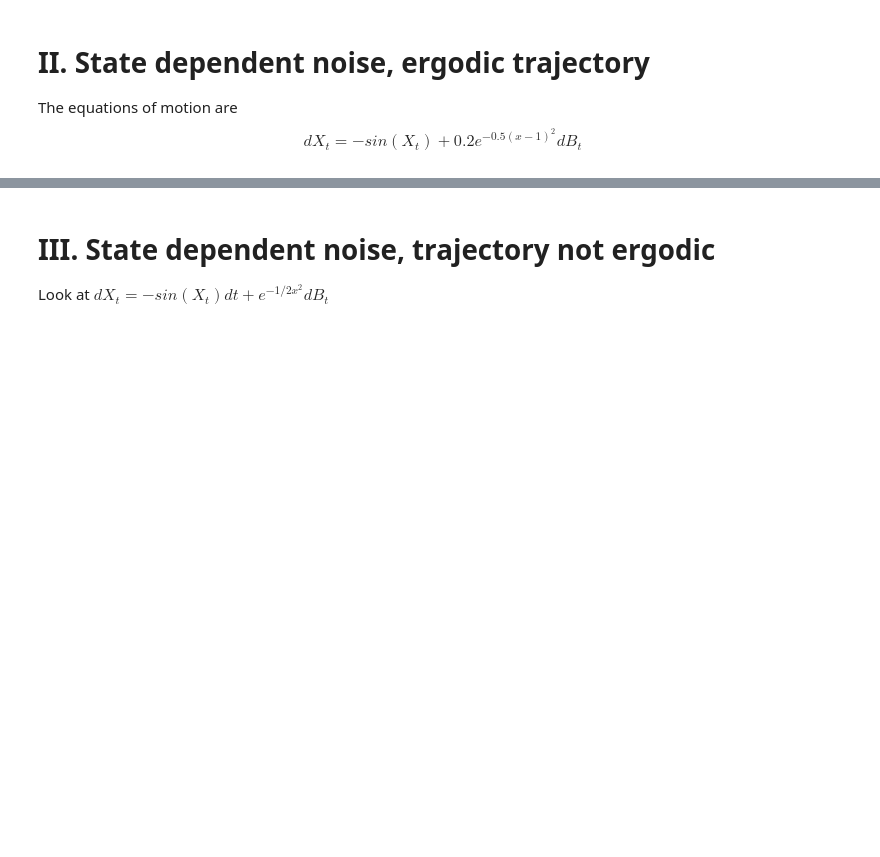
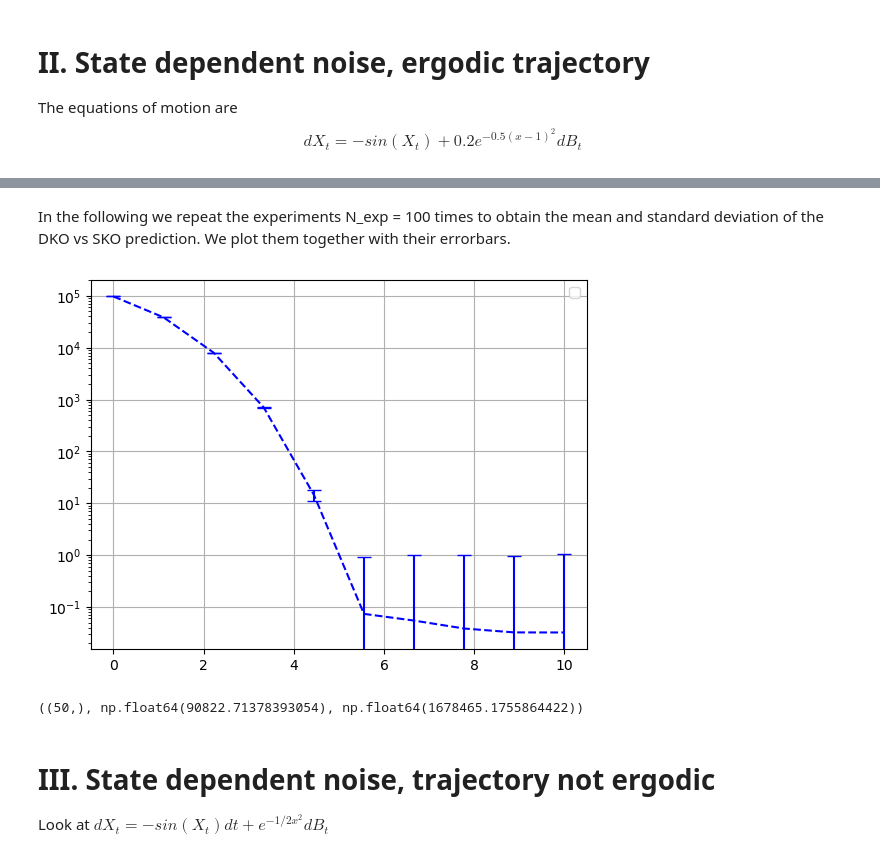
Before and after one commit to Maria-A-Oprea/Distributional_Koopman, a Jupyter notebook: State_dependent_noise.ipynb, the cells around one changed output, grey strips where cells are left out. Saved outputs shown, nothing was run; the diff lists cells and outputs as text; code cells hidden in the pictures; blank space fills up the shorter version.

```diff
--- a/State_dependent_noise.ipynb
+++ b/State_dependent_noise.ipynb
@@ -455,3 +531,49 @@ plt.show()
+# %% [markdown]
+In the following we repeat the experiments N_exp = 100 times to obtain the mean and standard deviation of the DKO vs SKO prediction. We plot them together with their errorbars.
+# %%
+N_exp = 50
+# array to hold the results
+results_SKO = np.zeros((N_exp, N))
+results_DKO = np.zeros((N_exp, N))
+
+# generate the truth
+truth_dependent = expectations(a, b)
+g_true = 1/n*np.sum(truth_dependent, axis = 0)
+
+for repeat in range(N_exp):
+    K_SKO = SKO(a, b)
+    K_DKO = DKO(a, b, distr = "trajectory")
+    pred_SKO = prediction(K_SKO, a, b)
+    pred_DKO = prediction(K_DKO, a, b)
+    g_pred_SKO = 1/n* np.sum(pred_SKO, axis = 0)
+    g_pred_DKO = 1/n* np.sum(pred_DKO, axis = 0)
+    mean_square_error_SKO = np.trapezoid((g_true - g_pred_SKO)**2)
+    mean_square_error_DKO = np.trapezoid((g_true - g_pred_DKO)**2)
+    results_SKO[repeat, :] = mean_square_error_SKO
+    results_DKO[repeat, :] = mean_square_error_DKO
+# %%
+# compute the statistics
+mean_SKO = np.mean(results_SKO, axis = 0)
+mean_DKO = np.mean(results_DKO, axis = 0)
+var_SKO = np.std(results_SKO, axis = 0)
+var_DKO = np.std(results_DKO, axis = 0)
+# %%
+#plot the results
+indices_error = np.arange(0, N, 10)
+mask = np.zeros((N, ))
+mask[indices_error] = var_SKO[indices_error]/mean_SKO[indices_error]
+plt.errorbar(np.linspace(0, 11, N)[indices_error], mean_SKO[indices_error], yerr = mask[indices_error], linestyle = "--", color = "blue", capsize = 5)
+plt.yscale("log")
+#plt.semilogy(np.linspace(0, 11, N), mean_SKO, 'b', linestyle = "--", label = "SKO")
+#plt.semilogy(np.linspace(0, 11, N), mean_DKO, 'm', linestyle = "--", label = "DKO")
+plt.legend()
+plt.grid()
+# %% [output]
+[figure, added]
+# %%
+np.shape(results_SKO[:, 1] - mean_SKO[1]),  mean_SKO[1], np.max(results_SKO[:, 1])
+# %% [output]
+((50,), np.float64(90822.71378393054), np.float64(1678465.1755864422))
 # %% [markdown]
 # III. State dependent noise, trajectory not ergodic
 
```
Also changed, not shown: parts of 10 cells of this notebook.
